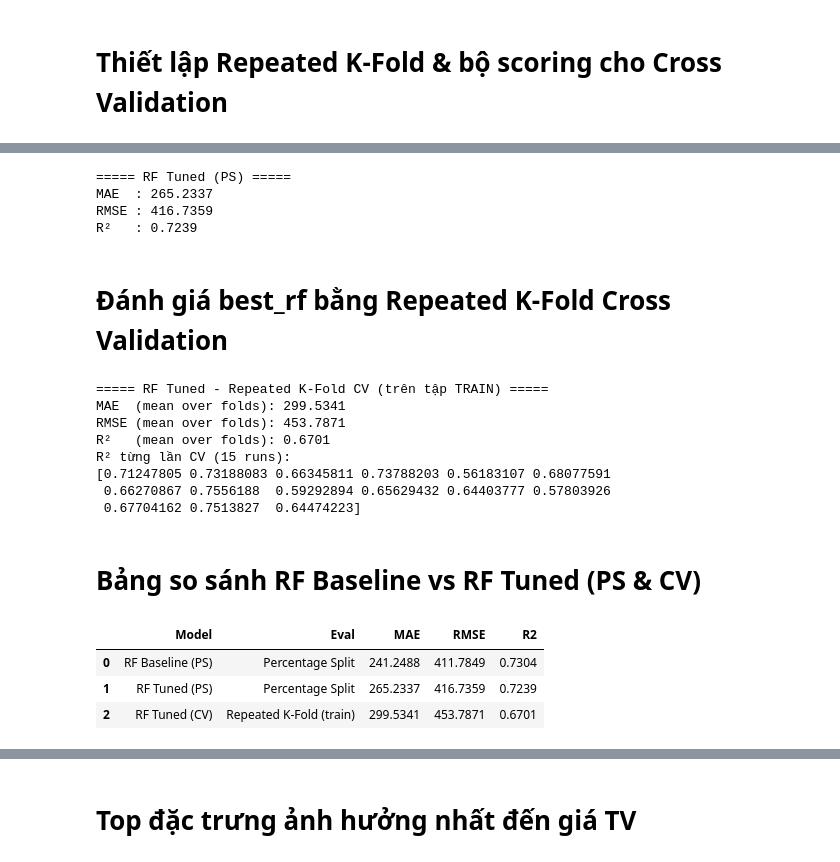
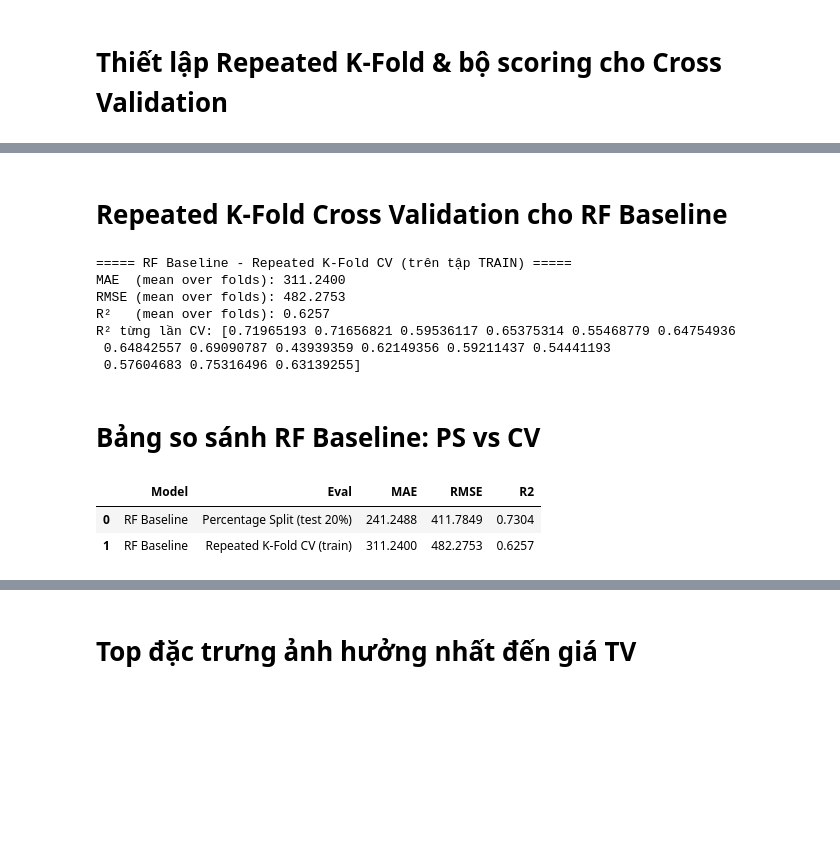
Before and after one commit to whyalwaysme2x/SVM_RF_TV, a Jupyter notebook: SVM_RF_TV/Code/rf-tv.ipynb, the cells around one changed output, grey strips where cells are left out. Drawn from its saved outputs; the diff is of its cells as text; code cells hidden in the pictures; blank space fills up the shorter version.

```diff
--- a/SVM_RF_TV/Code/rf-tv.ipynb
+++ b/SVM_RF_TV/Code/rf-tv.ipynb
@@ -211,16 +161,10 @@ Best CV R² from search: 0.6700733548081231
-# %%
-y_pred_best_ps = best_rf.predict(X_test)
-metrics_best_ps = evaluate_regression(y_test, y_pred_best_ps, model_name="RF Tuned (PS)")
-# %% [output]
-===== RF Tuned (PS) =====
-MAE  : 265.2337
-RMSE : 416.7359
-R²   : 0.7239
 # %% [markdown]
-# Đánh giá best_rf bằng Repeated K-Fold Cross Validation
+
+# Repeated K-Fold Cross Validation cho RF Baseline
 # %%
-cv_results_best = cross_validate(
-    best_rf,
+
+cv_results_base = cross_validate(
+    rf_base,
     X_train,
     y_train,
     cv=rkf,
@@ -228,59 +172,51 @@ cv_results_best = cross_validate(
     n_jobs=-1
 )
 
-mae_cv  = -cv_results_best["test_MAE"].mean()
-rmse_cv = -cv_results_best["test_RMSE"].mean()
-r2_cv   =  cv_results_best["test_R2"].mean()
+mae_cv_base  = -cv_results_base["test_MAE"].mean()
+rmse_cv_base = -cv_results_base["test_RMSE"].mean()
+r2_cv_base   =  cv_results_base["test_R2"].mean()
 
-print("===== RF Tuned - Repeated K-Fold CV (trên tập TRAIN) =====")
-print(f"MAE  (mean over folds): {mae_cv:.4f}")
-print(f"RMSE (mean over folds): {rmse_cv:.4f}")
-print(f"R²   (mean over folds): {r2_cv:.4f}")
-print("R² từng lần CV (15 runs):")
-print(cv_results_best["test_R2"])
+print("===== RF Baseline - Repeated K-Fold CV (trên tập TRAIN) =====")
+print(f"MAE  (mean over folds): {mae_cv_base:.4f}")
+print(f"RMSE (mean over folds): {rmse_cv_base:.4f}")
+print(f"R²   (mean over folds): {r2_cv_base:.4f}")
+print("R² từng lần CV:", cv_results_base["test_R2"])
 # %% [output]
-===== RF Tuned - Repeated K-Fold CV (trên tập TRAIN) =====
-MAE  (mean over folds): 299.5341
-RMSE (mean over folds): 453.7871
-R²   (mean over folds): 0.6701
-R² từng lần CV (15 runs):
-[0.71247805 0.73188083 0.66345811 0.73788203 0.56183107 0.68077591
- 0.66270867 0.7556188  0.59292894 0.65629432 0.64403777 0.57803926
- 0.67704162 0.7513827  0.64474223]
+===== RF Baseline - Repeated K-Fold CV (trên tập TRAIN) =====
+MAE  (mean over folds): 311.2400
+RMSE (mean over folds): 482.2753
+R²   (mean over folds): 0.6257
+R² từng lần CV: [0.71965193 0.71656821 0.59536117 0.65375314 0.55468779 0.64754936
+ 0.64842557 0.69090787 0.43939359 0.62149356 0.59211437 0.54441193
+ 0.57604683 0.75316496 0.63139255]
 # %% [markdown]
-# Bảng so sánh RF Baseline vs RF Tuned (PS & CV)
+# Bảng so sánh RF Baseline: PS vs CV
 # %%
+
 comparison_rows = []
 
+# Kết quả Percentage Split (test set)
 comparison_rows.append({
-    "Model": "RF Baseline (PS)",
-    "Eval": "Percentage Split",
+    "Model": "RF Baseline",
+    "Eval": "Percentage Split (test 20%)",
     "MAE": metrics_base["MAE"],
     "RMSE": metrics_base["RMSE"],
     "R2": metrics_base["R2"]
 })
 
+# Kết quả Repeated K-Fold CV (trên tập train)
 comparison_rows.append({
-    "Model": "RF Tuned (PS)",
-    "Eval": "Percentage Split",
-    "MAE": metrics_best_ps["MAE"],
-    "RMSE": metrics_best_ps["RMSE"],
-    "R2": metrics_best_ps["R2"]
-})
-
-comparison_rows.append({
-    "Model": "RF Tuned (CV)",
-    "Eval": "Repeated K-Fold (train)",
-    "MAE": mae_cv,
-    "RMSE": rmse_cv,
-    "R2": r2_cv
+    "Model": "RF Baseline",
+    "Eval": "Repeated K-Fold CV (train)",
+    "MAE": mae_cv_base,
+    "RMSE": rmse_cv_base,
+    "R2": r2_cv_base
 })
 
 comparison_df = pd.DataFrame(comparison_rows)
 comparison_df[["MAE", "RMSE", "R2"]] = comparison_df[["MAE", "RMSE", "R2"]].round(4)
 display(comparison_df)
 # %% [output]
 |  | Model | Eval | MAE | RMSE | R2 |
-| 0 | RF Baseline (PS) | Percentage Split | 241.2488 | 411.7849 | 0.7304 |
-| 1 | RF Tuned (PS) | Percentage Split | 265.2337 | 416.7359 | 0.7239 |
-| 2 | RF Tuned (CV) | Repeated K-Fold (train) | 299.5341 | 453.7871 | 0.6701 |
+| 0 | RF Baseline | Percentage Split (test 20%) | 241.2488 | 411.7849 | 0.7304 |
+| 1 | RF Baseline | Repeated K-Fold CV (train) | 311.2400 | 482.2753 | 0.6257 |
```
Also changed, not shown: parts of 16 cells of this notebook.
